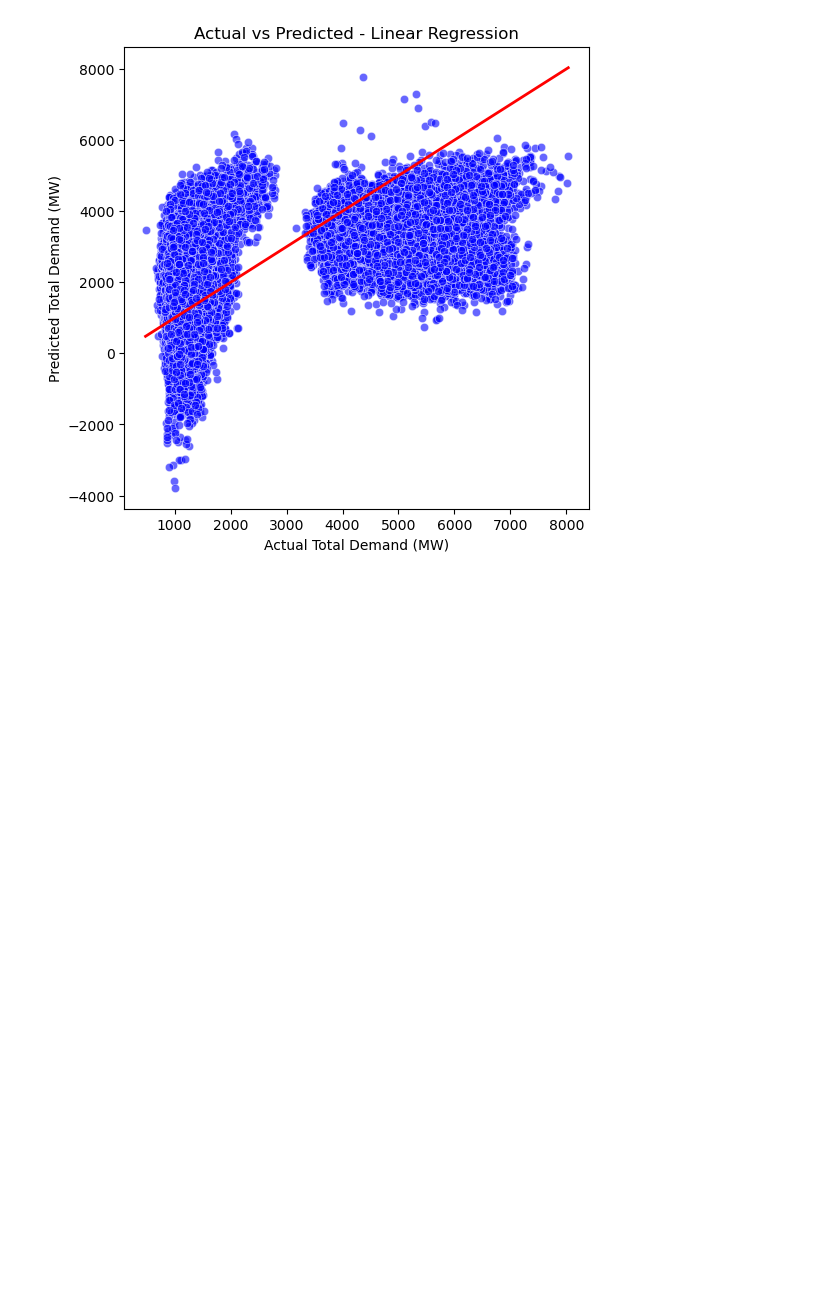
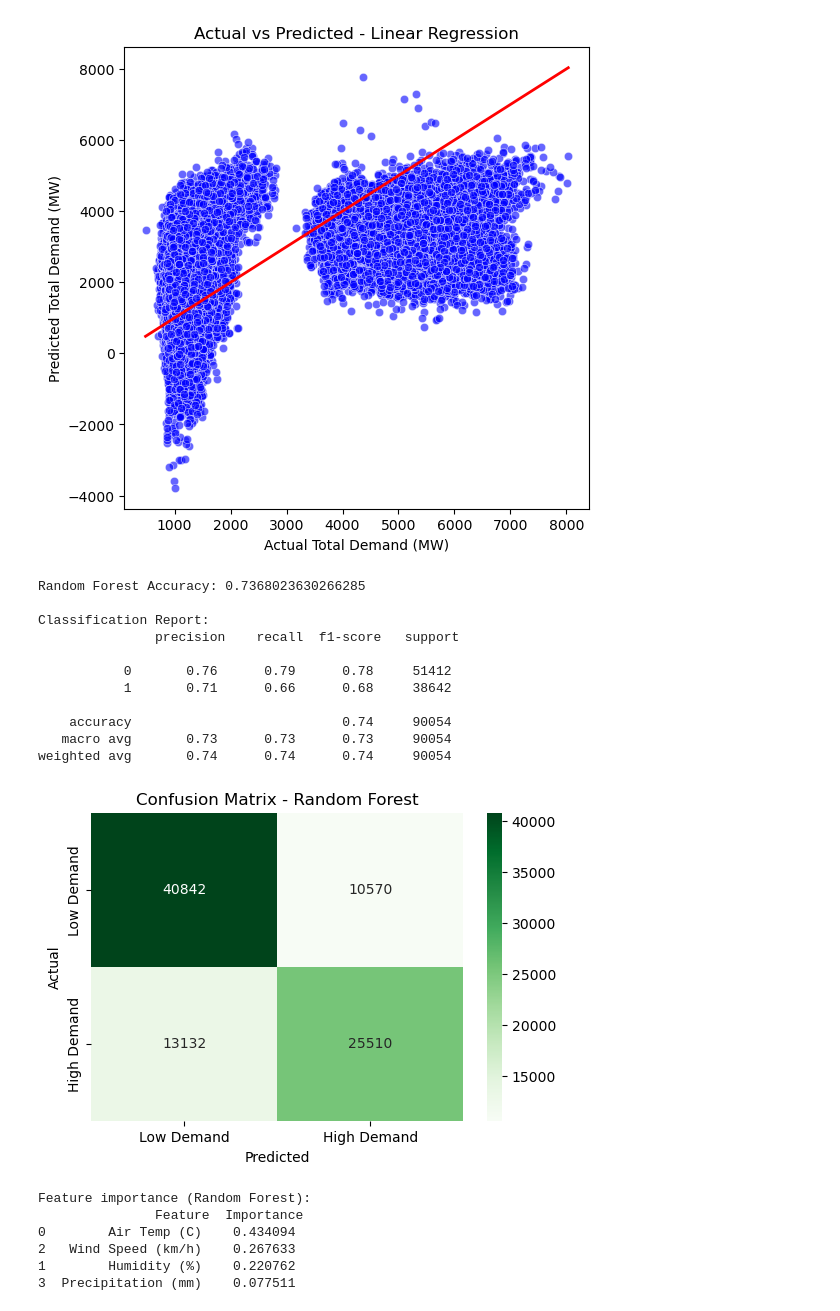
Before and after one commit to harjask-7/ADS1002-project, a Jupyter notebook: notebooks/harjas/eda_temp_demand.ipynb, the cells around one changed output. Drawn from its saved outputs; the diff is of its cells as text; code cells hidden in the pictures; blank space fills up the shorter version.

```diff
--- a/notebooks/harjas/eda_temp_demand.ipynb
+++ b/notebooks/harjas/eda_temp_demand.ipynb
@@ -316,3 +316,79 @@ Feature Importance:
 1        Humidity (%)     0.982393
 2   Wind Speed (km/h)   -97.537734
 [figure]
+# %%
+# --- Random Forest Model (Standalone) ---
+
+import pandas as pd
+from sklearn.model_selection import train_test_split
+from sklearn.ensemble import RandomForestClassifier
+from sklearn.metrics import accuracy_score, classification_report, confusion_matrix
+import seaborn as sns
+import matplotlib.pyplot as plt
+
+# Load dataset
+df = pd.read_csv(r"c:\Users\harja\Downloads\Datasets for temperature and energy demand modelling-20250729\master_data.csv")
+
+# Create binary target: High vs Low demand
+median_demand = df["Total Demand"].median()
+df["High_Demand"] = (df["Total Demand"] > median_demand).astype(int)
+
+# Select features
+X = df[["Air Temp (C)", "Humidity (%)", "Wind Speed (km/h)", "Precipitation (mm)"]]
+y = df["High_Demand"]
+
+# Handle missing values
+X = X.dropna()
+y = y.loc[X.index]
+
+# Split data
+X_train, X_test, y_train, y_test = train_test_split(X, y, test_size=0.2, random_state=42)
+
+# Train Random Forest model
+rf = RandomForestClassifier(n_estimators=100, random_state=42)
+rf.fit(X_train, y_train)
+
+# Predictions
+y_pred_rf = rf.predict(X_test)
+
+# Accuracy and report
+print("Random Forest Accuracy:", accuracy_score(y_test, y_pred_rf))
+print("\nClassification Report:\n", classification_report(y_test, y_pred_rf))
+
+# Confusion Matrix
+cm_rf = confusion_matrix(y_test, y_pred_rf)
+plt.figure(figsize=(6,4))
+sns.heatmap(cm_rf, annot=True, fmt="d", cmap="Greens",
+            xticklabels=['Low Demand', 'High Demand'],
+            yticklabels=['Low Demand', 'High Demand'])
+plt.xlabel("Predicted")
+plt.ylabel("Actual")
+plt.title("Confusion Matrix - Random Forest")
+plt.show()
+
+# Feature Importance
+feature_importance = pd.DataFrame({
+    'Feature': X.columns,
+    'Importance': rf.feature_importances_
+}).sort_values(by='Importance', ascending=False)
+
+print("\nFeature importance (Random Forest):\n", feature_importance)
+# %% [output]
+Random Forest Accuracy: 0.7368023630266285
+
+Classification Report:
+               precision    recall  f1-score   support
+
+           0       0.76      0.79      0.78     51412
+           1       0.71      0.66      0.68     38642
+
+    accuracy                           0.74     90054
+   macro avg       0.73      0.73      0.73     90054
+weighted avg       0.74      0.74      0.74     90054
+[figure, added]
+Feature importance (Random Forest):
+               Feature  Importance
+0        Air Temp (C)    0.434094
+2   Wind Speed (km/h)    0.267633
+1        Humidity (%)    0.220762
+3  Precipitation (mm)    0.077511
```
Also changed, not shown: parts of 3 cells of this notebook.
